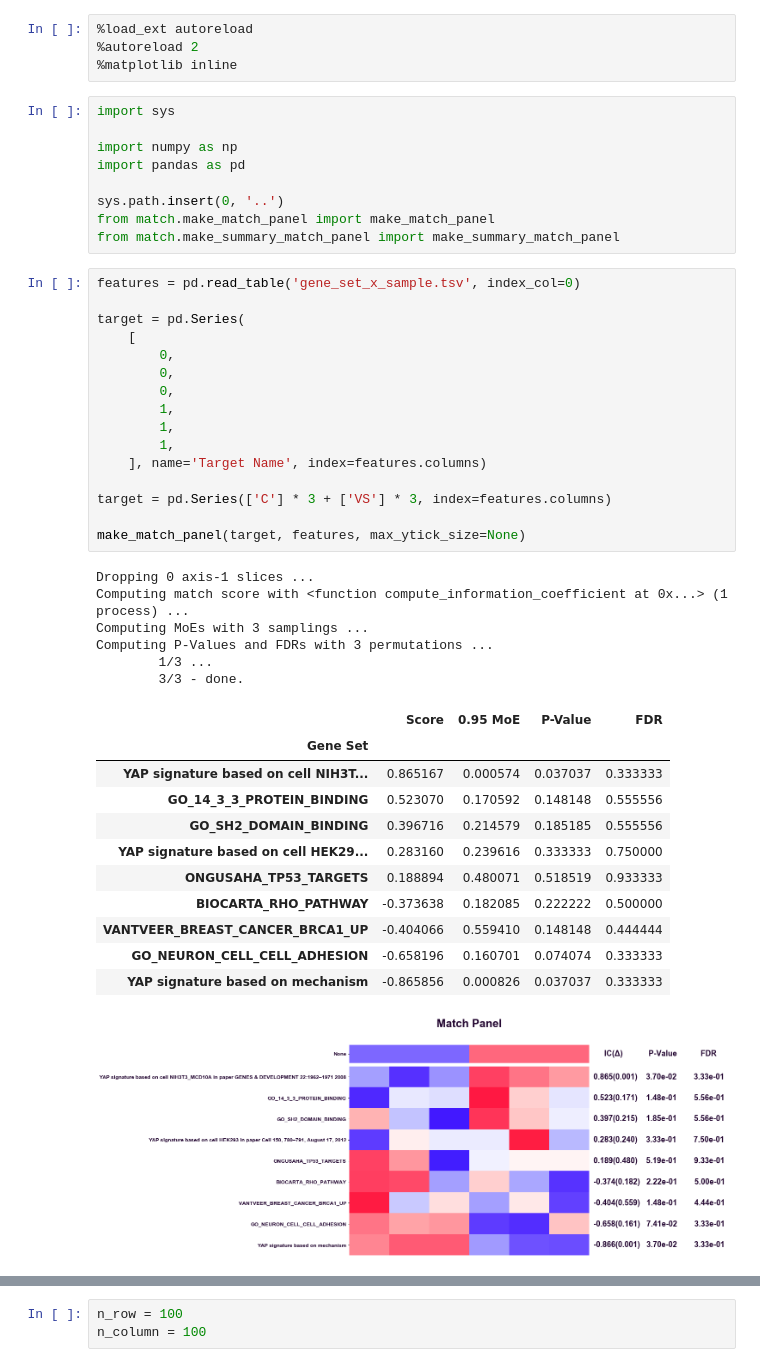
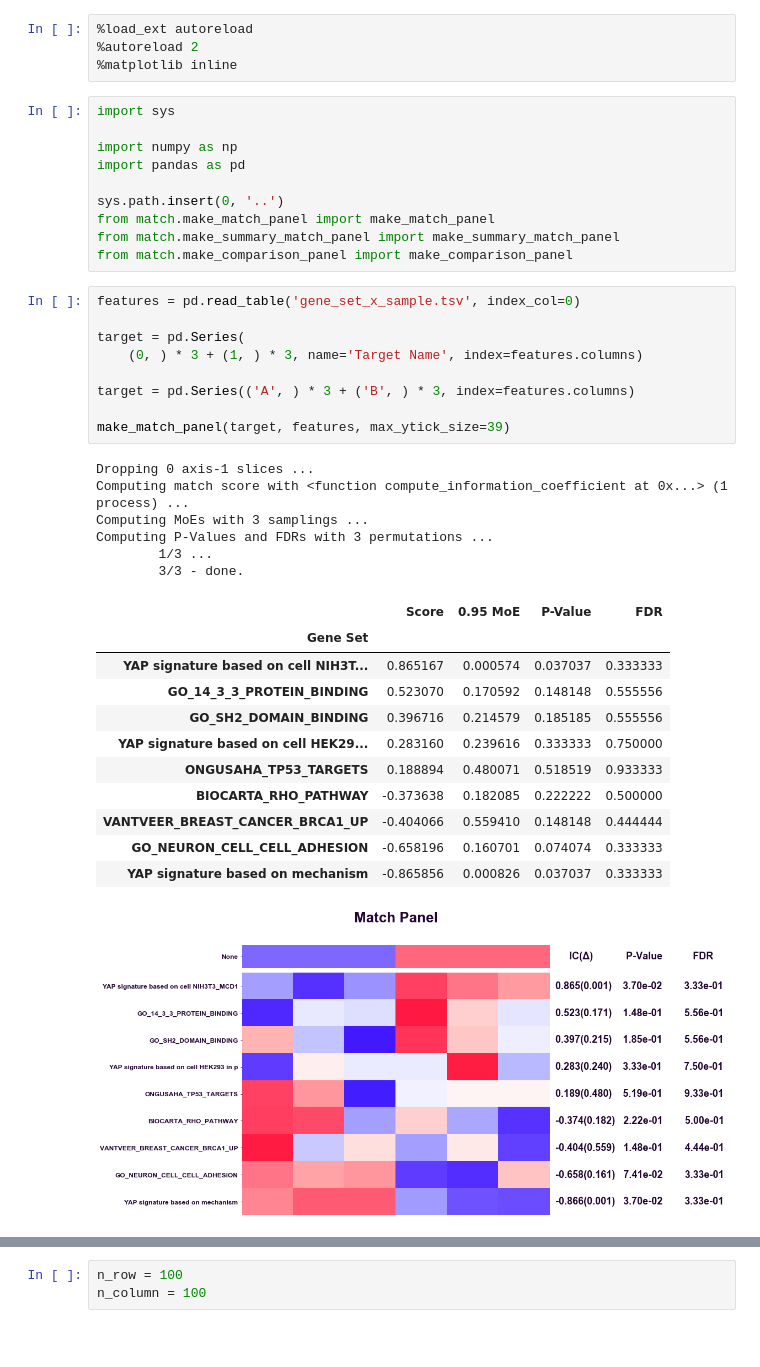
Before and after one commit to alex-wenzel/match, a Jupyter notebook: notebook/match.ipynb, the cells around one changed output, grey strips where cells are left out. Cells and saved outputs as stored; diff of their text form; blank space fills up the shorter version.

```diff
--- a/notebook/match.ipynb
+++ b/notebook/match.ipynb
@@ -11,40 +11,34 @@ import pandas as pd
 sys.path.insert(0, '..')
 from match.make_match_panel import make_match_panel
 from match.make_summary_match_panel import make_summary_match_panel
+from match.make_comparison_panel import make_comparison_panel
 # %%
 features = pd.read_table('gene_set_x_sample.tsv', index_col=0)
 
 target = pd.Series(
-    [
-        0,
-        0,
-        0,
-        1,
-        1,
-        1,
-    ], name='Target Name', index=features.columns)
+    (0, ) * 3 + (1, ) * 3, name='Target Name', index=features.columns)
 
-target = pd.Series(['C'] * 3 + ['VS'] * 3, index=features.columns)
+target = pd.Series(('A', ) * 3 + ('B', ) * 3, index=features.columns)
 
-make_match_panel(target, features, max_ytick_size=None)
+make_match_panel(target, features, max_ytick_size=39)
 # %% [output]
 Dropping 0 axis-1 slices ...
 Computing match score with <function compute_information_coefficient at 0x...> (1 process) ...
 Computing MoEs with 3 samplings ...
 Computing P-Values and FDRs with 3 permutations ...
         1/3 ...
         3/3 - done.
 |  | Score | 0.95 MoE | P-Value | FDR |
 | Gene Set |  |  |  |  |
 | YAP signature based on cell NIH3T... | 0.865167 | 0.000574 | 0.037037 | 0.333333 |
 | GO_14_3_3_PROTEIN_BINDING | 0.523070 | 0.170592 | 0.148148 | 0.555556 |
 | GO_SH2_DOMAIN_BINDING | 0.396716 | 0.214579 | 0.185185 | 0.555556 |
 | YAP signature based on cell HEK29... | 0.283160 | 0.239616 | 0.333333 | 0.750000 |
 | ONGUSAHA_TP53_TARGETS | 0.188894 | 0.480071 | 0.518519 | 0.933333 |
 | BIOCARTA_RHO_PATHWAY | -0.373638 | 0.182085 | 0.222222 | 0.500000 |
 | VANTVEER_BREAST_CANCER_BRCA1_UP | -0.404066 | 0.559410 | 0.148148 | 0.444444 |
 | GO_NEURON_CELL_CELL_ADHESION | -0.658196 | 0.160701 | 0.074074 | 0.333333 |
 | YAP signature based on mechanism | -0.865856 | 0.000826 | 0.037037 | 0.333333 |
-[figure, old version]
+[figure, new version]
 # %%
 target = pd.read_table('target.tsv', index_col=0, header=None, squeeze=True)
```
Also changed, not shown: parts of 15 cells of this notebook, 1 other file.
